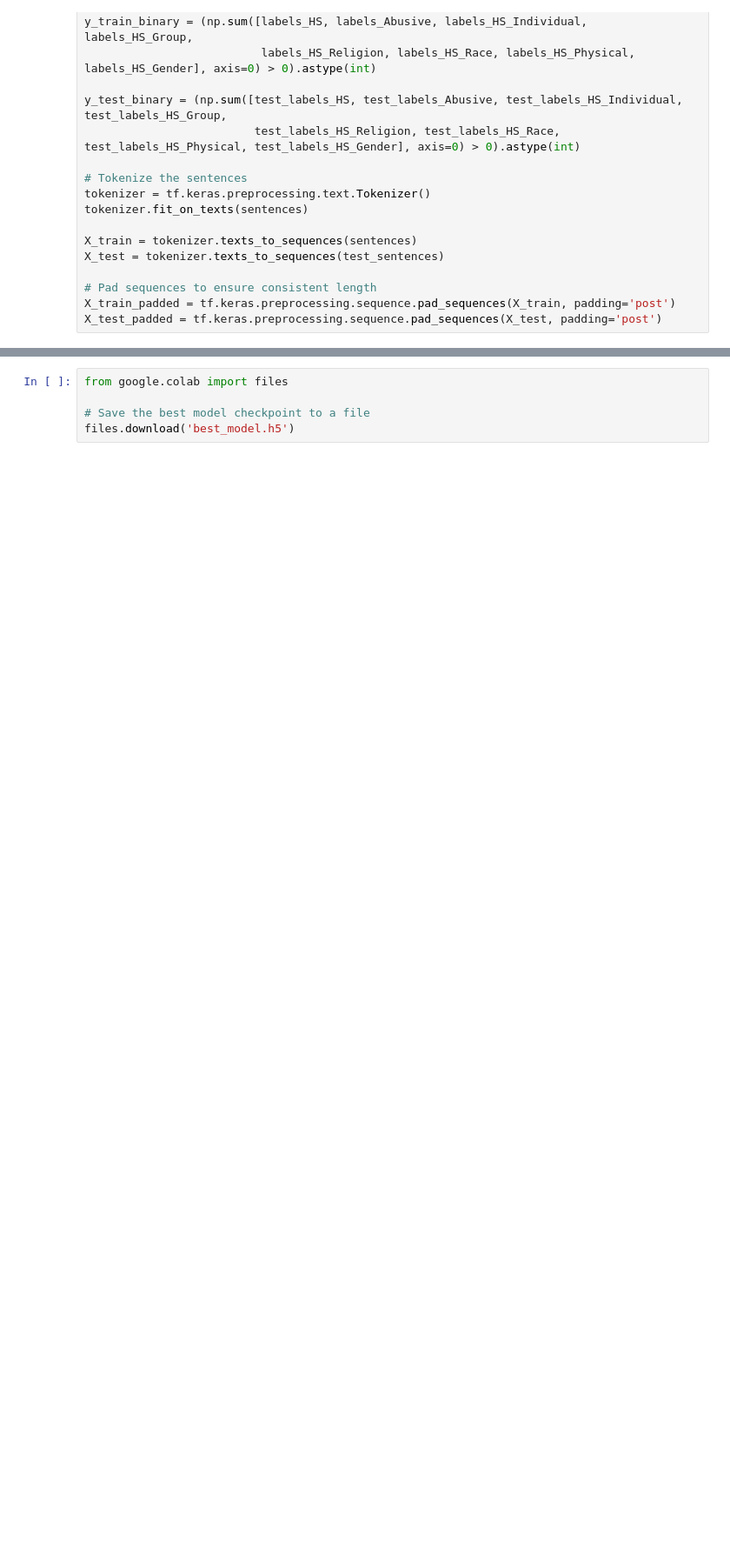
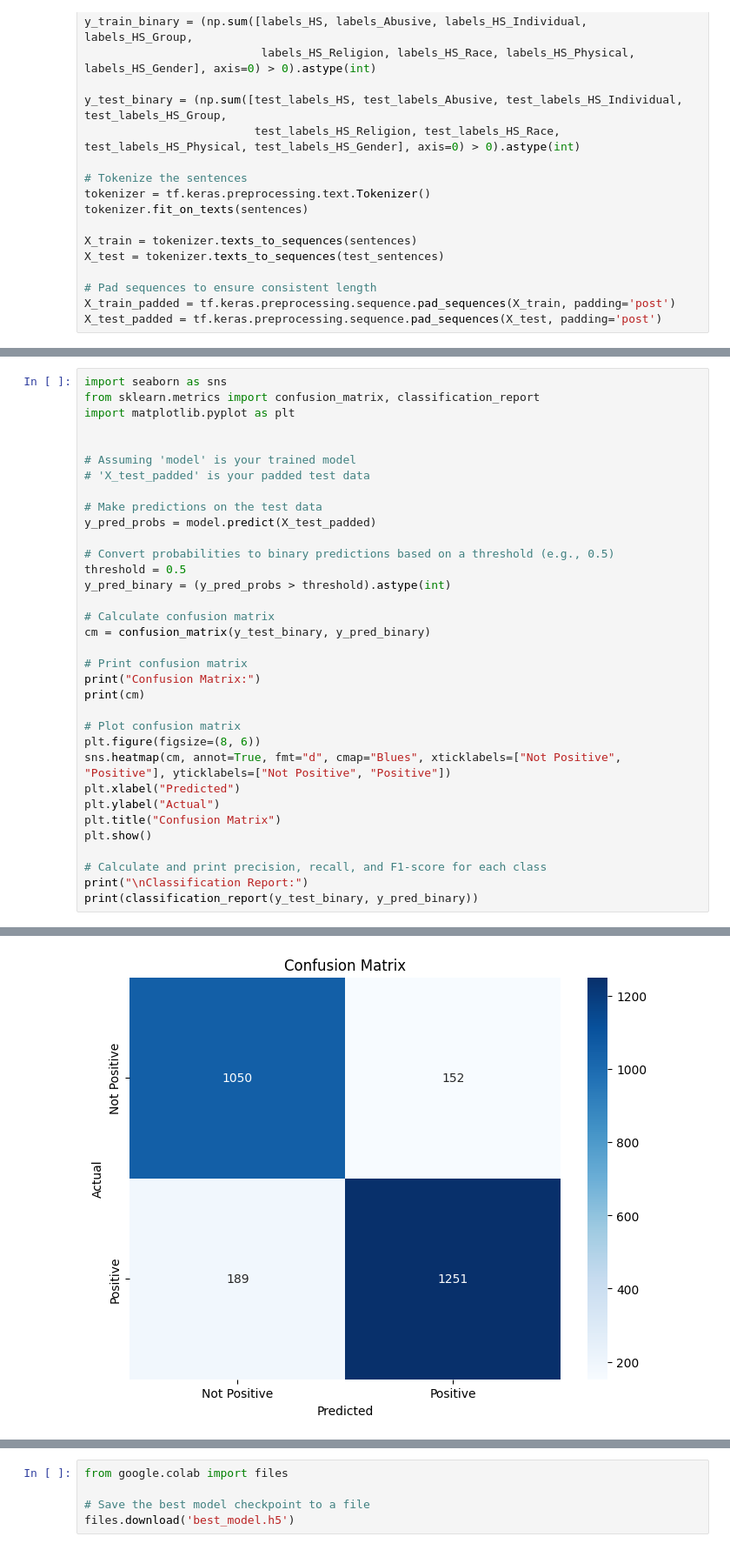
Before and after one commit to feliciakiani/PolitikPedia, a Jupyter notebook: Machine Learning/Text_classification_V2.ipynb, the cells around one changed output, grey strips where cells are left out. Shown: that part at 87% size. Drawn from its saved outputs; the diff is of its cells as text; blank space fills up the shorter version.

```diff
--- a/Machine Learning/Text_classification_V2.ipynb
+++ b/Machine Learning/Text_classification_V2.ipynb
@@ -549,0 +917,35 @@ Predicted Class: 1 (Confidence: 0.6713)
+# %%
+import seaborn as sns
+from sklearn.metrics import confusion_matrix, classification_report
+import matplotlib.pyplot as plt
+
+
+# Assuming 'model' is your trained model
+# 'X_test_padded' is your padded test data
+
+# Make predictions on the test data
+y_pred_probs = model.predict(X_test_padded)
+
+# Convert probabilities to binary predictions based on a threshold (e.g., 0.5)
+threshold = 0.5
+y_pred_binary = (y_pred_probs > threshold).astype(int)
+
+# Calculate confusion matrix
+cm = confusion_matrix(y_test_binary, y_pred_binary)
+
+# Print confusion matrix
+print("Confusion Matrix:")
+print(cm)
+
+# Plot confusion matrix
+plt.figure(figsize=(8, 6))
+sns.heatmap(cm, annot=True, fmt="d", cmap="Blues", xticklabels=["Not Positive", "Positive"], yticklabels=["Not Positive", "Positive"])
+plt.xlabel("Predicted")
+plt.ylabel("Actual")
+plt.title("Confusion Matrix")
+plt.show()
+
+# Calculate and print precision, recall, and F1-score for each class
+print("\nClassification Report:")
+print(classification_report(y_test_binary, y_pred_binary))
+# %% [output]
@@ -549,0 +956 @@ Predicted Class: 1 (Confidence: 0.6713)
+[figure, added]
```
Also changed, not shown: parts of 39 cells of this notebook.
